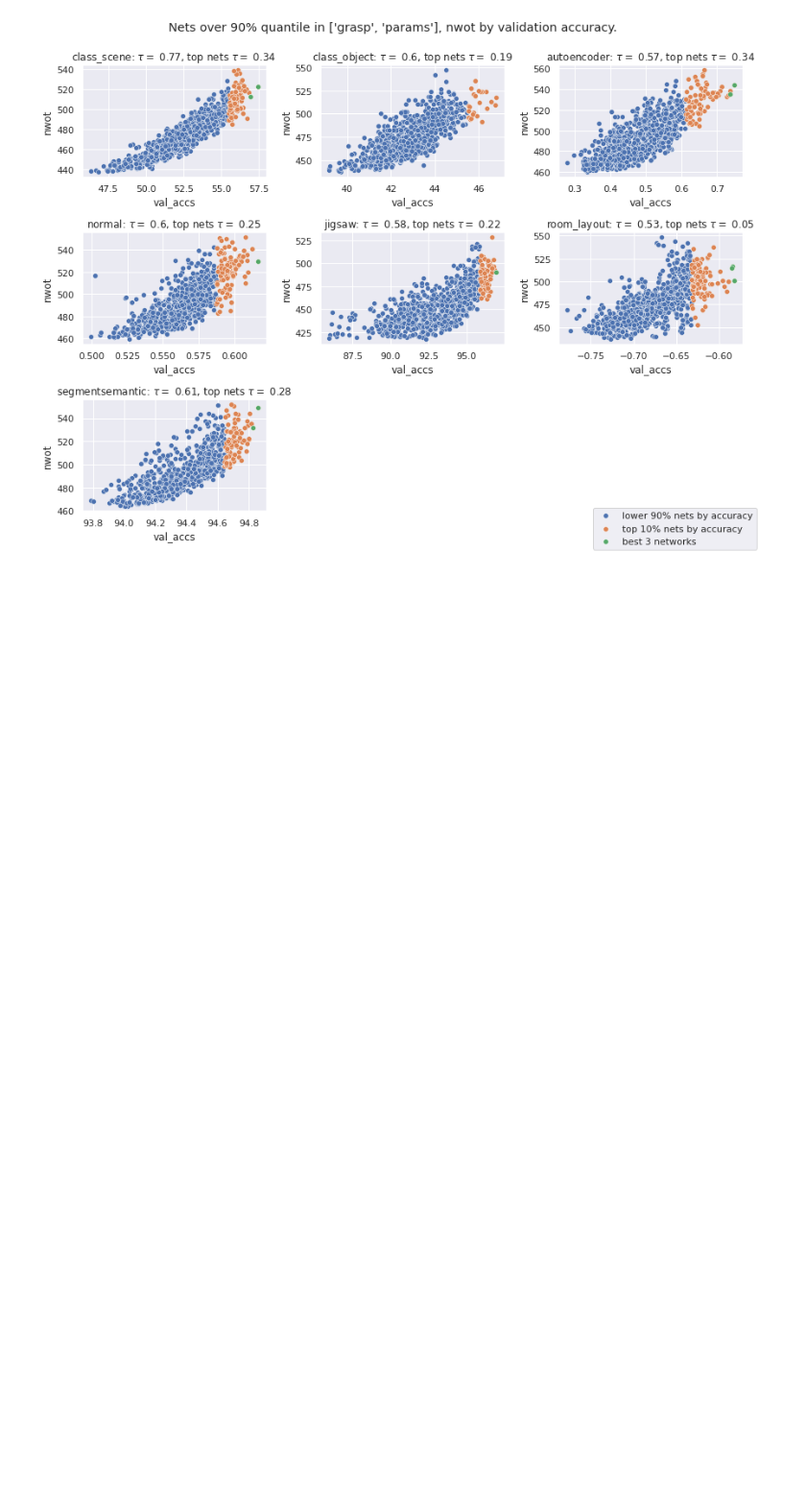
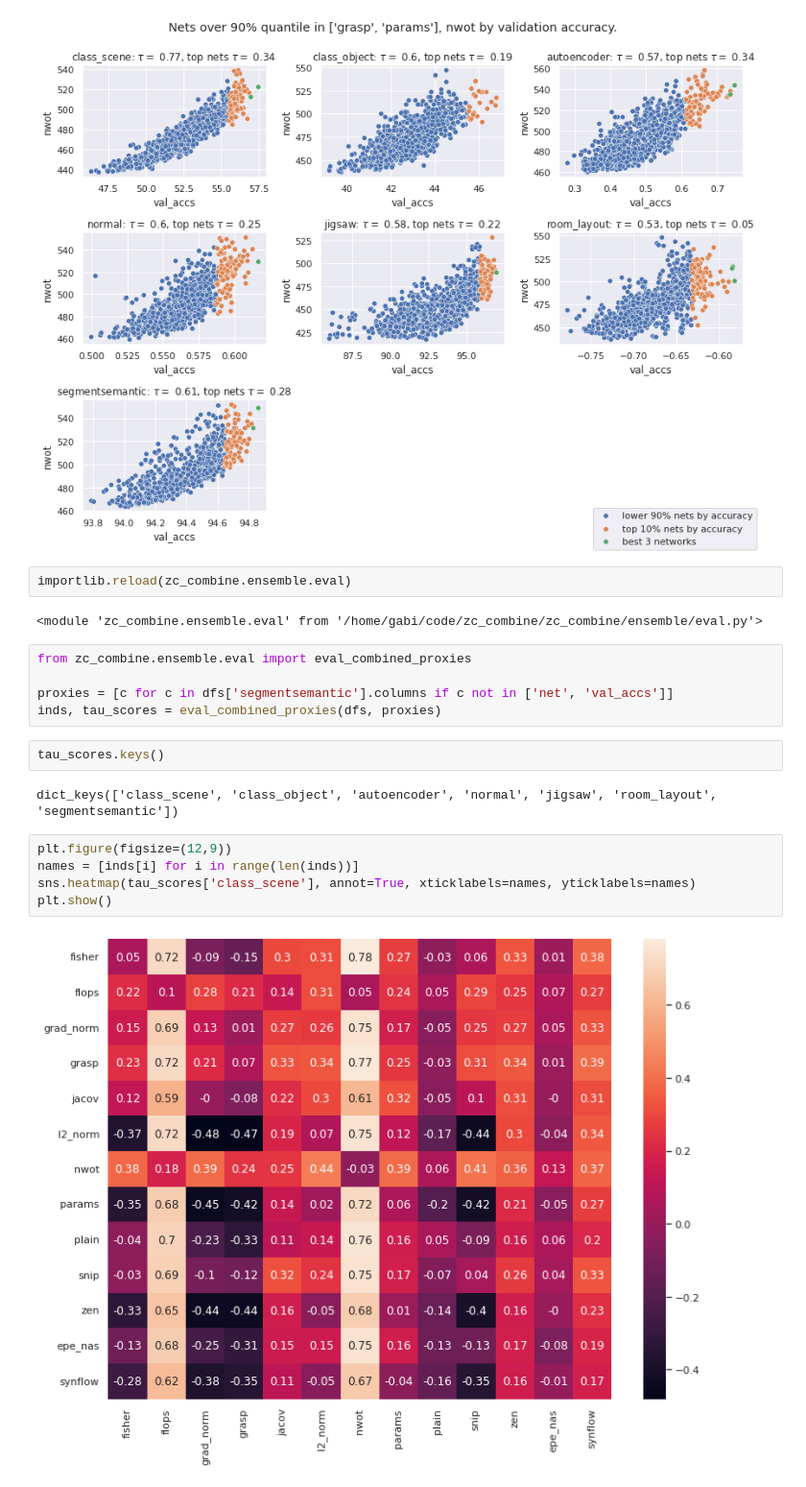
Before and after one commit to gabikadlecova/zc_combine, a Jupyter notebook: analyze_zc_results.ipynb, the cells around one changed output. Shown at 96% size. Drawn from its saved outputs; the diff is of its cells as text; blank space fills up the shorter version.

Commit message:
Analyze all pairs of filter and rank proxies.

```diff
--- a/analyze_zc_results.ipynb
+++ b/analyze_zc_results.ipynb
@@ -127,3 +129,23 @@ plot_filtered(dfs, ['grasp', 'params'], 'nwot', mode='u')
 plot_filtered(dfs, ['grasp', 'params'], 'nwot', mode='i', quantile=0.5)
 # %% [output]
 [figure]
+# %%
+importlib.reload(zc_combine.ensemble.eval)
+# %% [output]
+<module 'zc_combine.ensemble.eval' from '/home/gabi/code/zc_combine/zc_combine/ensemble/eval.py'>
+# %%
+from zc_combine.ensemble.eval import eval_combined_proxies
+
+proxies = [c for c in dfs['segmentsemantic'].columns if c not in ['net', 'val_accs']]
+inds, tau_scores = eval_combined_proxies(dfs, proxies)
+# %%
+tau_scores.keys()
+# %% [output]
+dict_keys(['class_scene', 'class_object', 'autoencoder', 'normal', 'jigsaw', 'room_layout', 'segmentsemantic'])
+# %%
+plt.figure(figsize=(12,9))
+names = [inds[i] for i in range(len(inds))]
+sns.heatmap(tau_scores['class_scene'], annot=True, xticklabels=names, yticklabels=names)
+plt.show()
+# %% [output]
+[figure, added]
```
Also changed, not shown: parts of 2 cells of this notebook, 1 other file.
